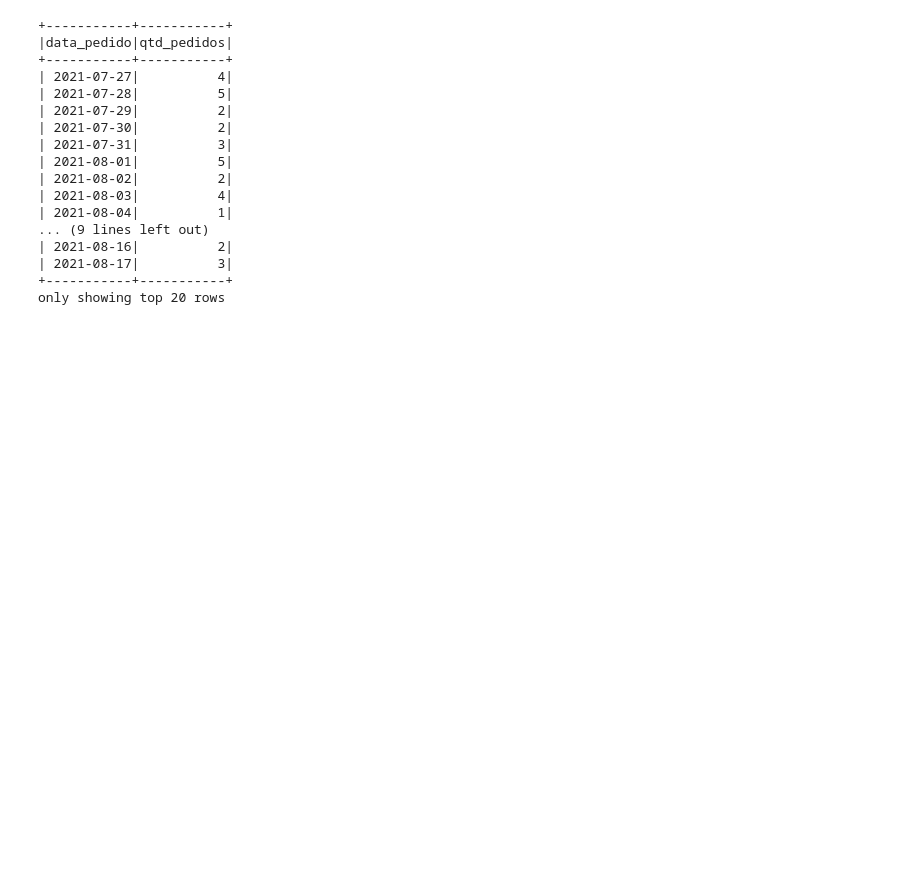
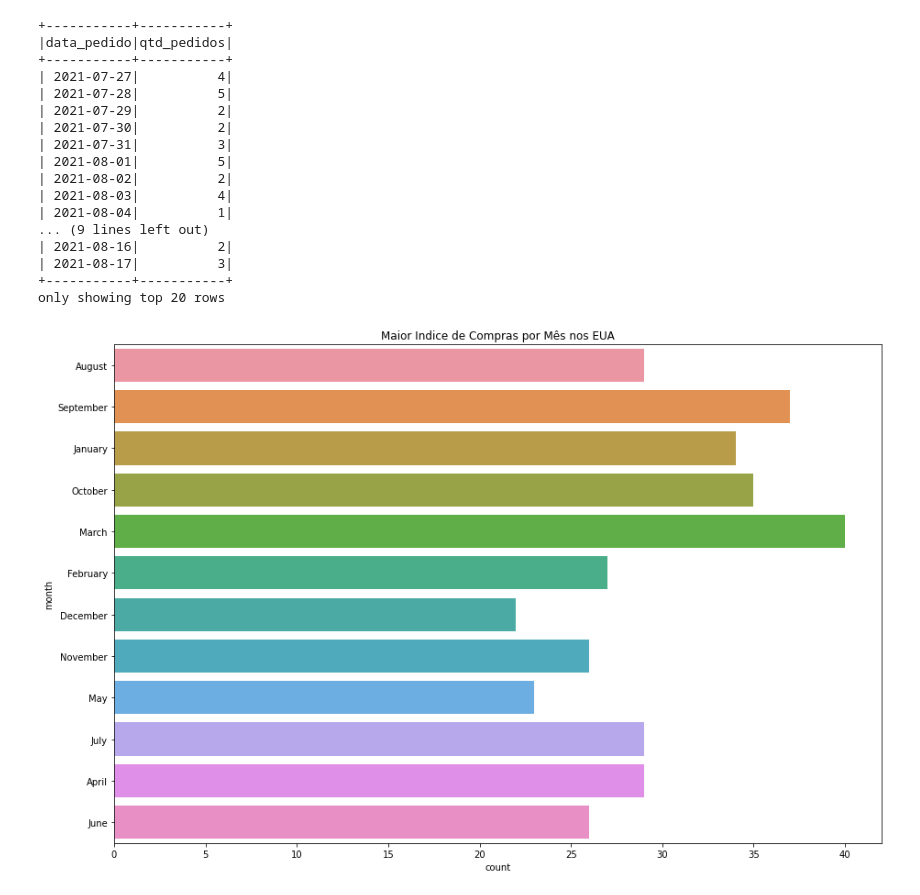
Before and after one commit to Kelvin-CB/ETL-PySpark-DeltaLake, a Jupyter notebook: consumo_de_dados.ipynb, the cells around one changed output. Drawn from its saved outputs; the diff is of its cells as text; code cells hidden in the pictures; blank space fills up the shorter version.

```diff
--- a/consumo_de_dados.ipynb
+++ b/consumo_de_dados.ipynb
@@ -118,3 +122,15 @@ df.groupBy(to_date('data_pedido').alias("data_pedido")).count().withColumnRename
 | 2021-08-17|          3|
 +-----------+-----------+
 only showing top 20 rows
+# %%
+df_pandas['data_pedido'] = pd.to_datetime(df_pandas['data_pedido'])
+df1 = df_pandas.copy()
+df1['month'] = df_pandas['data_pedido'].dt.month_name()
+
+
+plt.figure(figsize = (15,10))
+sns.countplot(y='month', data=df1.loc[df1['pais'] == "United States"])
+plt.title("Maior Indice de Compras por Mês nos EUA")
+plt.show()
+# %% [output]
+[figure, added]
```
Also changed, not shown: parts of 4 cells of this notebook, 5 other files.
